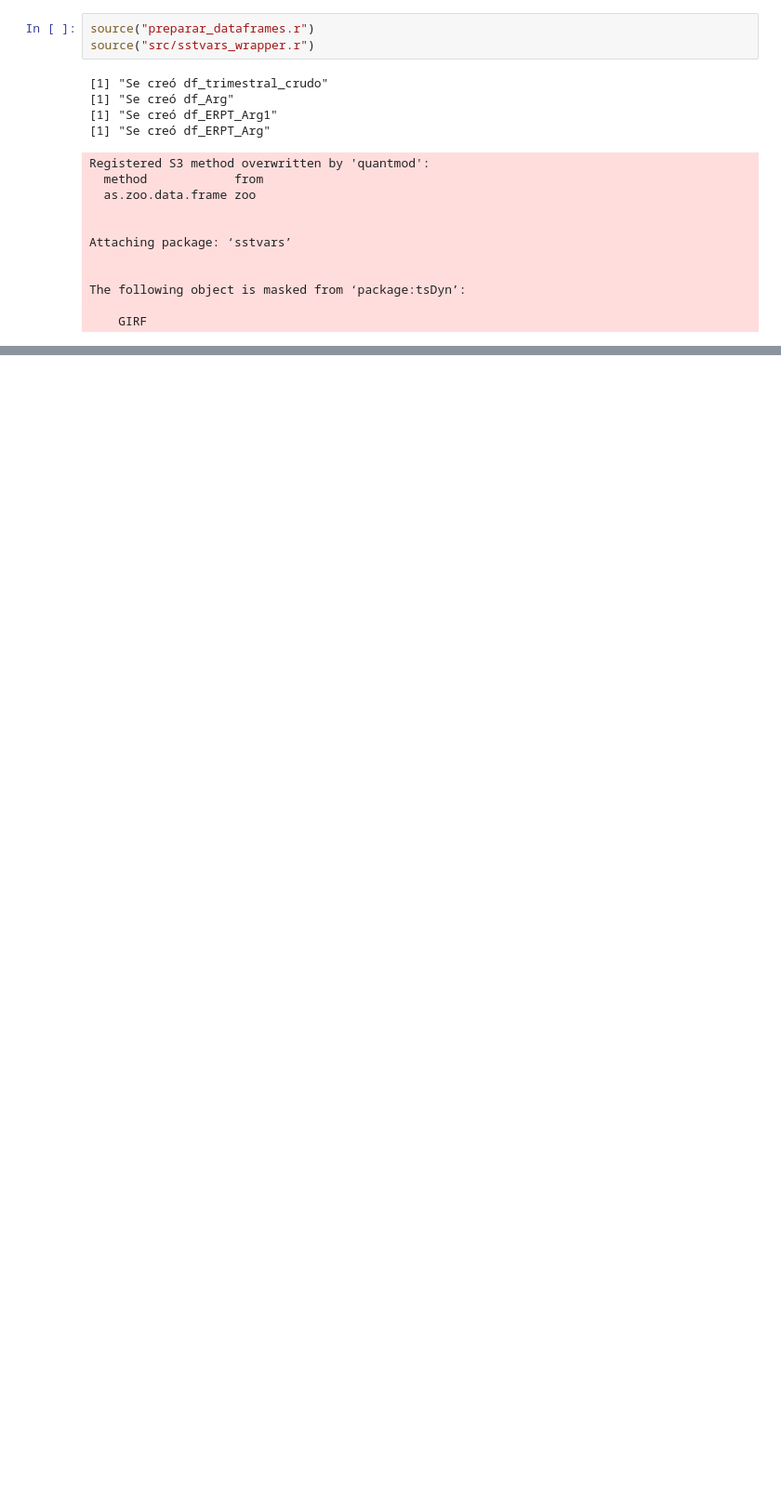
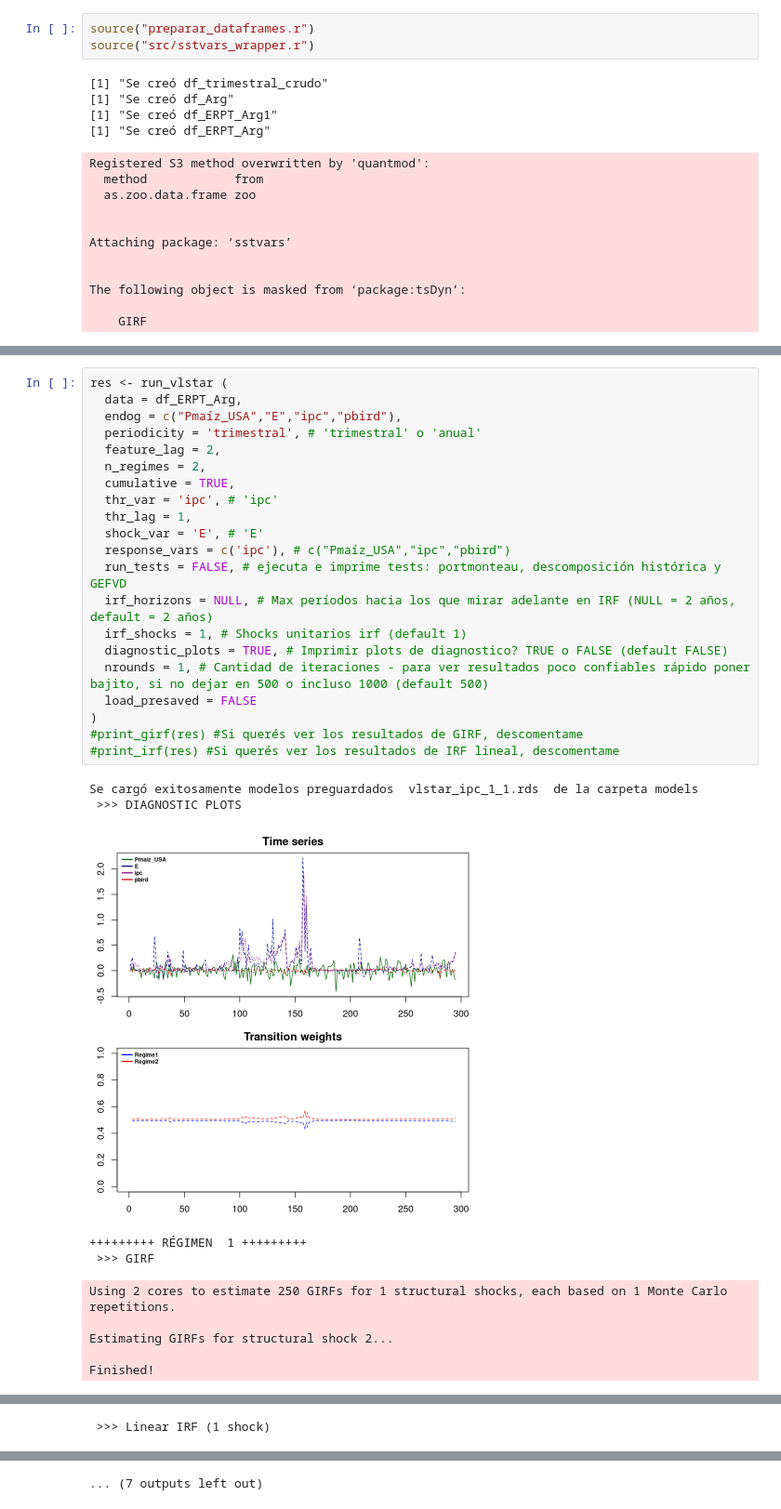
Before and after one commit to mbarrena/tesis, a Jupyter notebook: r_experiments/prueba.ipynb, the cells around one changed output, grey strips where cells are left out. Shown at 93% size. Drawn from its saved outputs; the diff is of its cells as text; blank space fills up the shorter version.

```diff
--- a/r_experiments/prueba.ipynb
+++ b/r_experiments/prueba.ipynb
@@ -40,0 +70,32 @@ ERROR: Error in LR_test(fit_struct): argument "stvar2" is missing, with no defau
+# %%
+res <- run_vlstar (
+  data = df_ERPT_Arg,
+  endog = c("Pmaíz_USA","E","ipc","pbird"),
+  periodicity = 'trimestral', # 'trimestral' o 'anual'
+  feature_lag = 2,
+  n_regimes = 2,
+  cumulative = TRUE,
+  thr_var = 'ipc', # 'ipc'
+  thr_lag = 1,
+  shock_var = 'E', # 'E'
+  response_vars = c('ipc'), # c("Pmaíz_USA","ipc","pbird")
+  run_tests = FALSE, # ejecuta e imprime tests: portmonteau, descomposición histórica y GEFVD
+  irf_horizons = NULL, # Max períodos hacia los que mirar adelante en IRF (NULL = 2 años, default = 2 años)
+  irf_shocks = 1, # Shocks unitarios irf (default 1)
+  diagnostic_plots = TRUE, # Imprimir plots de diagnostico? TRUE o FALSE (default FALSE)
+  nrounds = 1, # Cantidad de iteraciones - para ver resultados poco confiables rápido poner bajito, si no dejar en 500 o incluso 1000 (default 500)
+  load_presaved = FALSE
+)
+#print_girf(res) #Si querés ver los resultados de GIRF, descomentame
+#print_irf(res) #Si querés ver los resultados de IRF lineal, descomentame
+# %% [output]
+Se cargó exitosamente modelos preguardados  vlstar_ipc_1_1.rds  de la carpeta models
+ >>> DIAGNOSTIC PLOTS
+[figure, added]
++++++++++ RÉGIMEN  1 +++++++++
+ >>> GIRF
+Using 2 cores to estimate 250 GIRFs for 1 structural shocks, each based on 1 Monte Carlo repetitions.
+
+Estimating GIRFs for structural shock 2...
+
+Finished!
@@ -40,0 +103 @@ ERROR: Error in LR_test(fit_struct): argument "stvar2" is missing, with no defau
+ >>> Linear IRF (1 shock)
@@ -40,0 +115 @@ ERROR: Error in LR_test(fit_struct): argument "stvar2" is missing, with no defau
+... (7 outputs left out)
```
Also changed, not shown: parts of 4 cells of this notebook, 1 other file.
